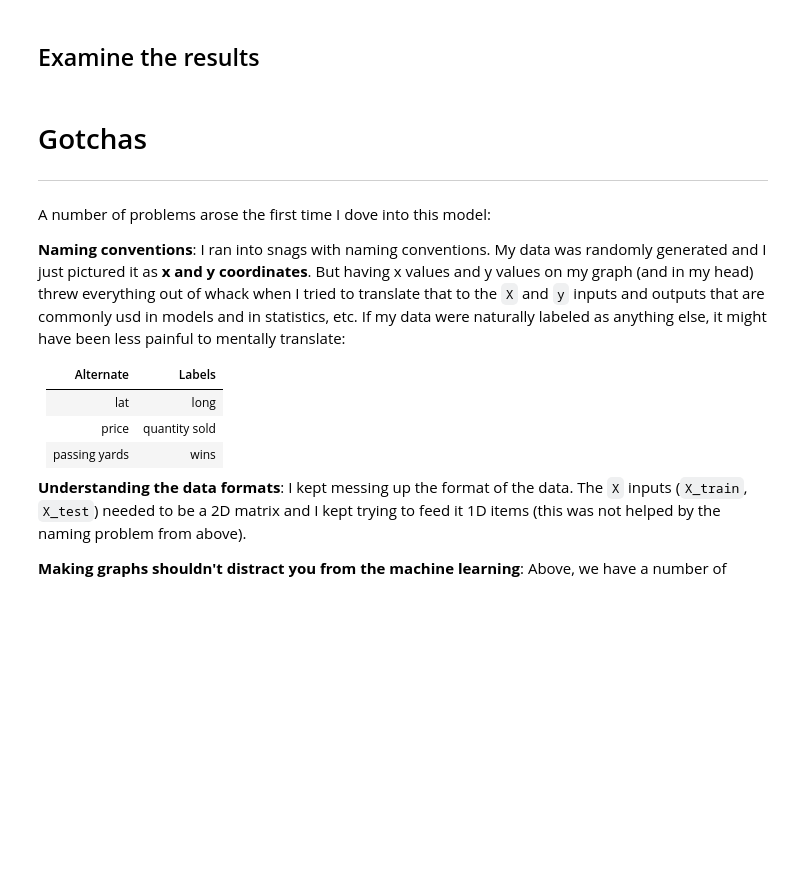
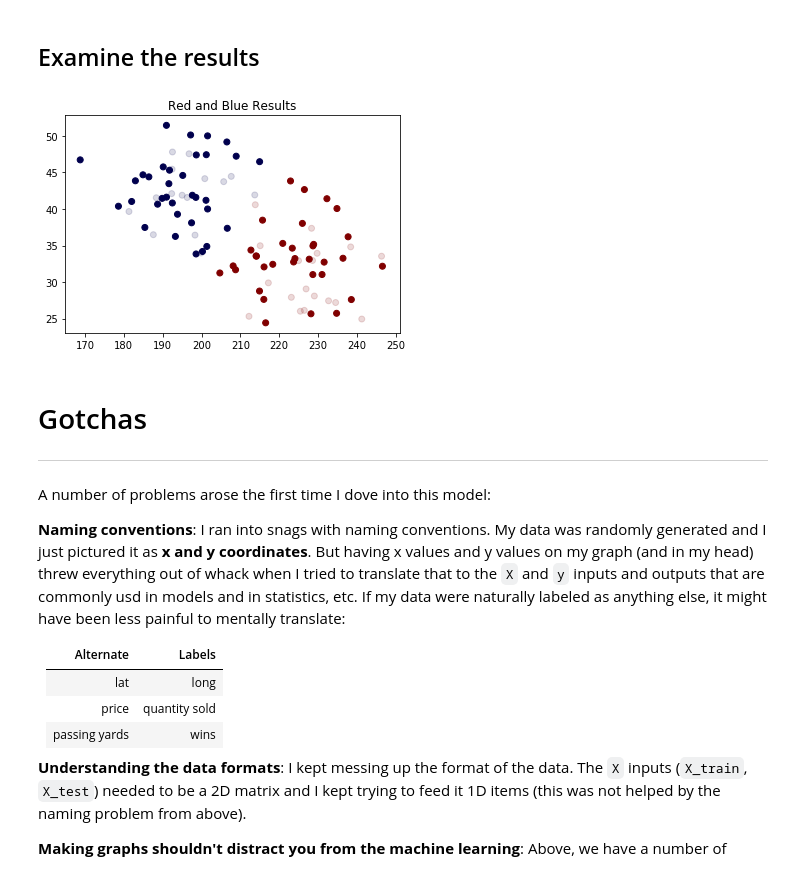
Before and after one commit to chalmerlowe/machine_learning, a Jupyter notebook: 03_naive_bayes/03_naive_bayes.ipynb, the cells around one changed output. Saved outputs shown, nothing was run; the diff lists cells and outputs as text; code cells hidden in the pictures; blank space fills up the shorter version.

```diff
--- a/03_naive_bayes/03_naive_bayes.ipynb
+++ b/03_naive_bayes/03_naive_bayes.ipynb
@@ -141,17 +194,14 @@ y_pred[:10]
 # %%
 plt.title("Red and Blue Results")
 
-plt.scatter(X_train['x'], X_train['y'], c=y_train,
+plt.scatter(X_train['length'], X_train['width'], c=y_train,
             cmap='seismic')
 
-plt.scatter(X_test['x'], X_test['y'], c=y_pred,
+plt.scatter(X_test['length'], X_test['width'], c=y_pred,
             cmap='seismic',
             alpha=0.15);
-
-# NOTE: I added a simple straight line to the graph to emphasize a point:
-# classifier doesn't necessarily produce a straight line.
-
-plt.plot([-14, 0], [0.5, 5.75]);
+# %% [output]
+[figure, added]
 # %% [markdown]
 # Gotchas
 ---
```
Also changed, not shown: parts of 25 cells of this notebook, 3 other files.
